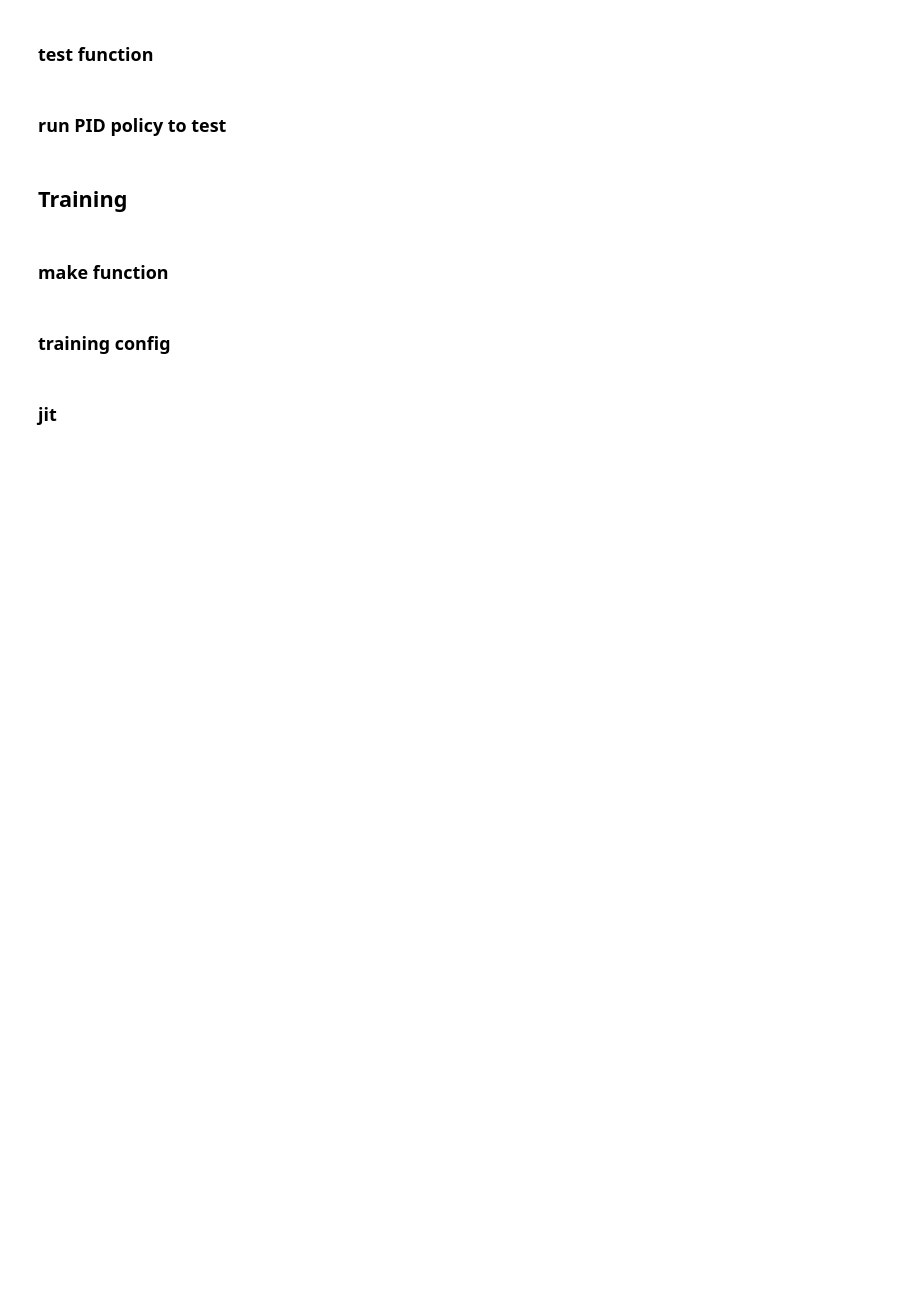
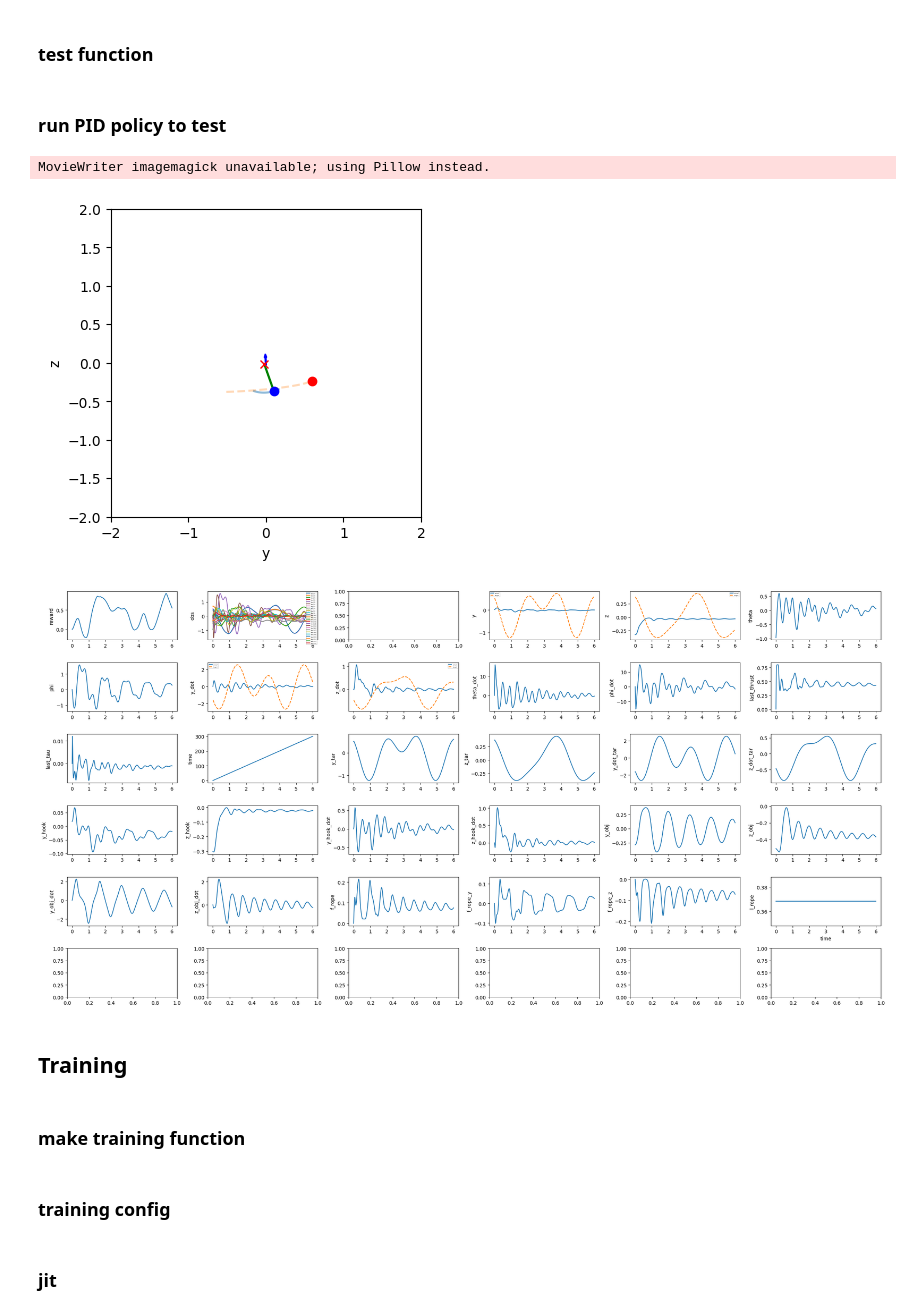
Before and after one commit to jc-bao/policy-adaptation-survey, a Jupyter notebook: adaptive_control_gym/envs/brax/jax_trans.ipynb, the cells around one changed output. Drawn from its saved outputs; the diff is of its cells as text; code cells hidden in the pictures; blank space fills up the shorter version.

```diff
--- a/adaptive_control_gym/envs/brax/jax_trans.ipynb
+++ b/adaptive_control_gym/envs/brax/jax_trans.ipynb
@@ -651,10 +673,13 @@ def angle_normalize(x: float) -> float:
 # %%
 import matplotlib.pyplot as plt
 from matplotlib.animation import FuncAnimation
+import numpy as np
 
-def test_env(env: Quad2D, policy):
-    env_params = env.default_params
+def test_env(env: Quad2D, policy, render_video=False):
     rng = jax.random.PRNGKey(1)
+    rng, rng_params = jax.random.split(rng)
+    env_params = env.sample_params(rng_params)
+    # env_params = env.default_params
 
     state_seq, obs_seq, reward_seq = [], [], []
     rng, rng_reset = jax.random.split(rng)
@@ -667,6 +692,9 @@ def test_env(env: Quad2D, policy):
         next_obs, next_env_state, reward, done, info = env.step(
             rng_step, env_state, action, env_params
         )
+        if done:
+            rng, rng_params = jax.random.split(rng)
+            env_params = env.sample_params(rng_params)
         reward_seq.append(reward)
         obs_seq.append(obs)
         if done:
@@ -679,8 +707,9 @@ def test_env(env: Quad2D, policy):
     # plot trajectory
     def update_plot(frame_num):
         plt.gca().clear()
-        plt.plot([s.y_obj for s in state_seq[0:frame_num+1]], [s.z_obj for s in state_seq[0:frame_num+1]], alpha=0.5)
-        plt.plot([s.y_tar for s in state_seq[0:frame_num+1]], [s.z_tar for s in state_seq[0:frame_num+1]], "--", alpha=0.2)
+        frame_list = np.arange(np.max([0, frame_num - 100]), frame_num + 1)
+        plt.plot([s.y_obj for s in state_seq[frame_list[0]:frame_list[-1]]], [s.z_obj for s in state_seq[frame_list[0]:frame_list[-1]]], alpha=0.5)
+        plt.plot([s.y_tar for s in state_seq[frame_list[0]:frame_list[-1]]], [s.z_tar for s in state_seq[frame_list[0]:frame_list[-1]]], "--", alpha=0.3)
 
         start = max(0, frame_num)
         for i in range(start, frame_num + 1):
@@ -715,9 +744,10 @@ def test_env(env: Quad2D, policy):
         plt.xlim([-2, 2])
         plt.ylim([-2, 2])
 
-    plt.figure(figsize=(4, 4))
-    anim = FuncAnimation(plt.gcf(), update_plot, frames=len(state_seq), interval=20)
-    anim.save(filename="../results/anim.gif", writer="imagemagick", fps=int(1.0/env_params.dt))
+    if render_video:
+        plt.figure(figsize=(4, 4))
+        anim = FuncAnimation(plt.gcf(), update_plot, frames=len(state_seq), interval=20)
+        anim.save(filename="../results/anim.gif", writer="imagemagick", fps=int(1.0/env_params.dt))
 
     num_figs = len(state_seq[0].__dict__) + 2
     time = [s.time * env_params.dt for s in state_seq]
@@ -777,38 +807,42 @@ def pid_policy(obs, rng):
     z_dot_tar = obs[9] * 4.0 * 0.0
 
     w0 = 10.0
     zeta = 0.95
     kp = env.default_params.m * (w0**2)
     kd = env.default_params.m * 2.0 * zeta * w0
     target_force_y = kp * (y_tar - y) + kd * (y_dot_tar - y_dot)
     target_force_z = (
         kp * (z_tar - z)
         + kd * (z_dot_tar - z_dot)
         + (env.default_params.m + env.default_params.mo) * env.default_params.g
     )
     thrust = -target_force_y * jnp.sin(theta) + target_force_z * jnp.cos(theta)
     target_theta = -jnp.arctan2(target_force_y, target_force_z)
 
     w0 = 30.0
     zeta = 0.95
     tau = env.default_params.I * (
         (w0**2) * (target_theta - theta) + 2.0 * zeta * w0 * (0.0 - theta_dot)
     )
 
     # convert into action space
     thrust_normed = jnp.clip(
         thrust / env.default_params.max_thrust * 2.0 - 1.0, -1.0, 1.0
     )
     tau_normed = jnp.clip(tau / env.default_params.max_torque, -1.0, 1.0)
     return jnp.array([thrust_normed, tau_normed])
 
 
 # with jax.disable_jit():
-test_env(env, policy=pid_policy)
+test_env(env, policy=pid_policy, render_video=True)
+# %% [output]
+MovieWriter imagemagick unavailable; using Pillow instead.
+[figure, added]
+[figure, added]
 # %% [markdown]
 ## Training
 # %% [markdown]
-### make function
+### make training function
 # %%
 import jax
 import jax.numpy as jnp
```
Also changed, not shown: parts of 11 cells of this notebook, 1 other file.
